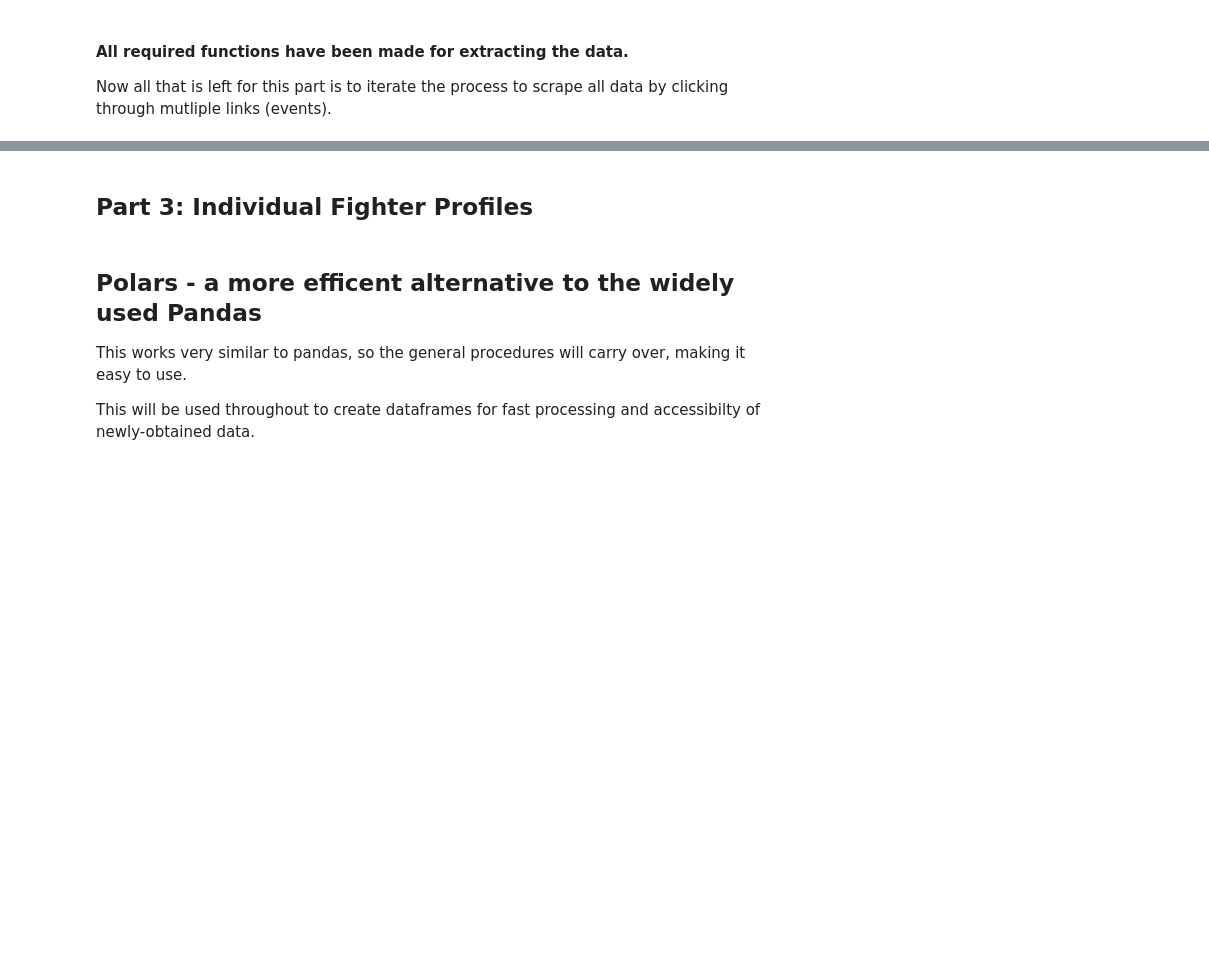
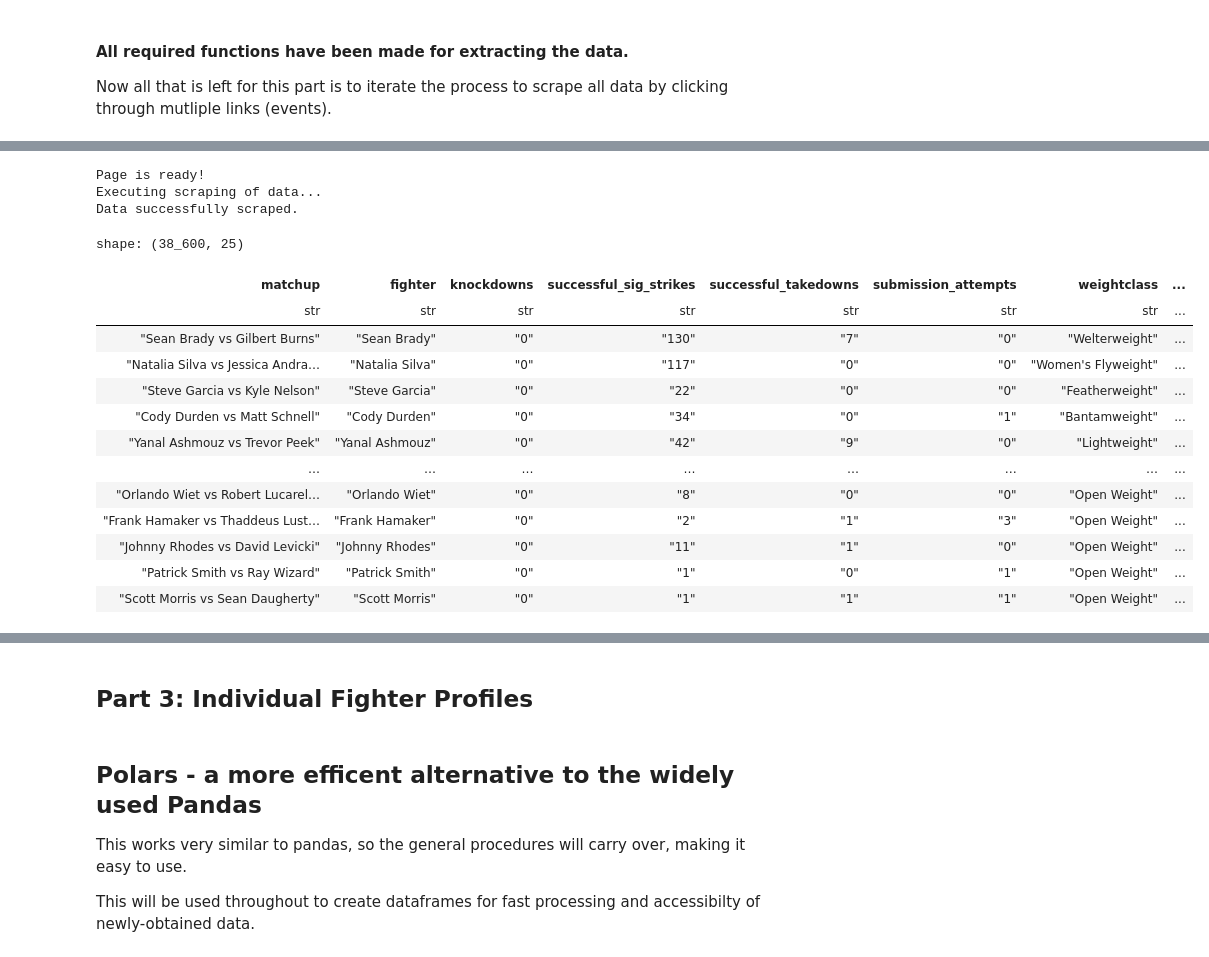
Before and after one commit to ashiph-ui/UFCDatabase, a Jupyter notebook: DataCollection/sql-database.ipynb, the cells around one changed output, grey strips where cells are left out. Saved outputs shown, nothing was run; the diff lists cells and outputs as text; code cells hidden in the pictures; blank space fills up the shorter version.

```diff
--- a/DataCollection/sql-database.ipynb
+++ b/DataCollection/sql-database.ipynb
@@ -545,2 +543,10 @@ five_recent_events
+# %%
+num_of_events = len(page_links)
+# %%
+all_events_overview = get_data_from_event(num_of_events)
+# %% [output]
+Page is ready!
+Executing scraping of data...
+Data successfully scraped.
 # %%
 # yaml files?
@@ -549 +553,3 @@ five_recent_events
+# %%
+winners, losers = overview_df(all_events_overview)
 # %%
@@ -550,0 +559,18 @@ five_recent_events
+# %%
+alt = winners.join(losers, on='matchup', how='inner', suffix='_2')
+alt
+# %% [output]
+shape: (38_600, 25)
+| matchup | fighter | knockdowns | successful_sig_strikes | successful_takedowns | submission_attempts | weightclass | ... |
+| str | str | str | str | str | str | str | ... |
+| "Sean Brady vs Gilbert Burns" | "Sean Brady" | "0" | "130" | "7" | "0" | "Welterweight" | ... |
+| "Natalia Silva vs Jessica Andra… | "Natalia Silva" | "0" | "117" | "0" | "0" | "Women's Flyweight" | ... |
+| "Steve Garcia vs Kyle Nelson" | "Steve Garcia" | "0" | "22" | "0" | "0" | "Featherweight" | ... |
+| "Cody Durden vs Matt Schnell" | "Cody Durden" | "0" | "34" | "0" | "1" | "Bantamweight" | ... |
+| "Yanal Ashmouz vs Trevor Peek" | "Yanal Ashmouz" | "0" | "42" | "9" | "0" | "Lightweight" | ... |
+| … | … | … | … | … | … | … | ... |
+| "Orlando Wiet vs Robert Lucarel… | "Orlando Wiet" | "0" | "8" | "0" | "0" | "Open Weight" | ... |
+| "Frank Hamaker vs Thaddeus Lust… | "Frank Hamaker" | "0" | "2" | "1" | "3" | "Open Weight" | ... |
+| "Johnny Rhodes vs David Levicki" | "Johnny Rhodes" | "0" | "11" | "1" | "0" | "Open Weight" | ... |
+| "Patrick Smith vs Ray Wizard" | "Patrick Smith" | "0" | "1" | "0" | "1" | "Open Weight" | ... |
+| "Scott Morris vs Sean Daugherty" | "Scott Morris" | "0" | "1" | "1" | "1" | "Open Weight" | ... |
```
Also changed, not shown: parts of 41 cells of this notebook.
